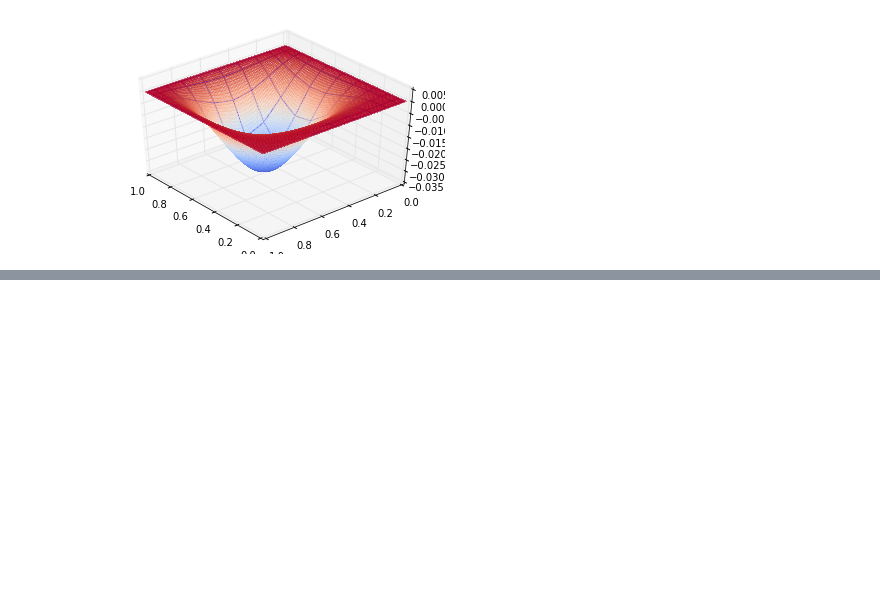
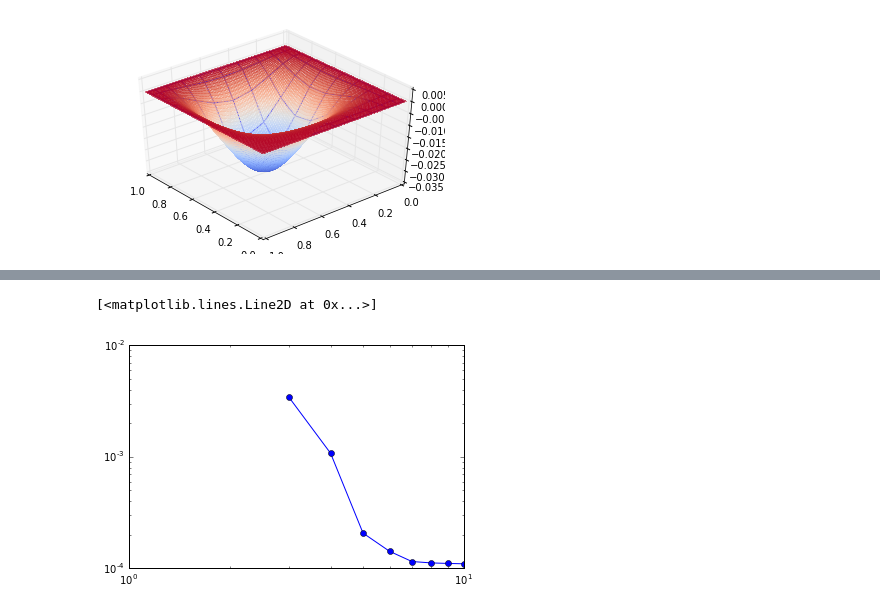
Before and after one commit to pdicerbo/P1.4, a Jupyter notebook: Basics/FinalProject.ipynb, the cells around one changed output, grey strips where cells are left out. Drawn from its saved outputs; the diff is of its cells as text; code cells hidden in the pictures; blank space fills up the shorter version.

```diff
--- a/Basics/FinalProject.ipynb
+++ b/Basics/FinalProject.ipynb
@@ -402,0 +397,12 @@ print(final_res)
+# %%
+# data obtained varying the polynomial order
+# and using 11 quadrature points
+
+err_results = [0.00344067933948, 0.00107737191143, 0.000207481352262, 0.000142563741669,
+               0.000115421908955, 0.000112132575631, 0.000110931388931, 0.000110136186077]
+pol_order = [3, 4, 5, 6, 7, 8, 9, 10]
+
+loglog(pol_order, err_results, '-o')
+# %% [output]
+[<matplotlib.lines.Line2D at 0x...>]
+[figure, added]
```
Also changed, not shown: parts of 9 cells of this notebook.
